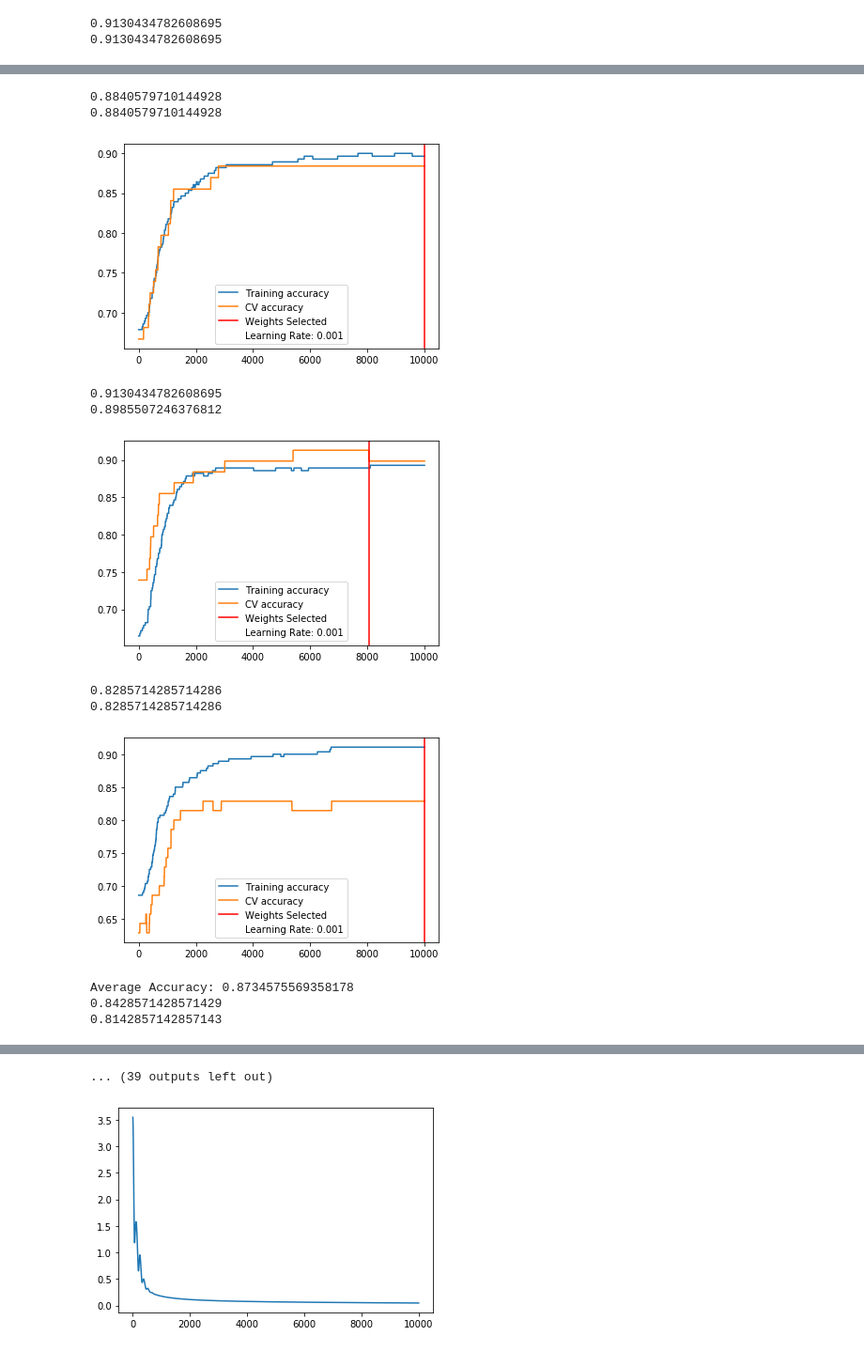
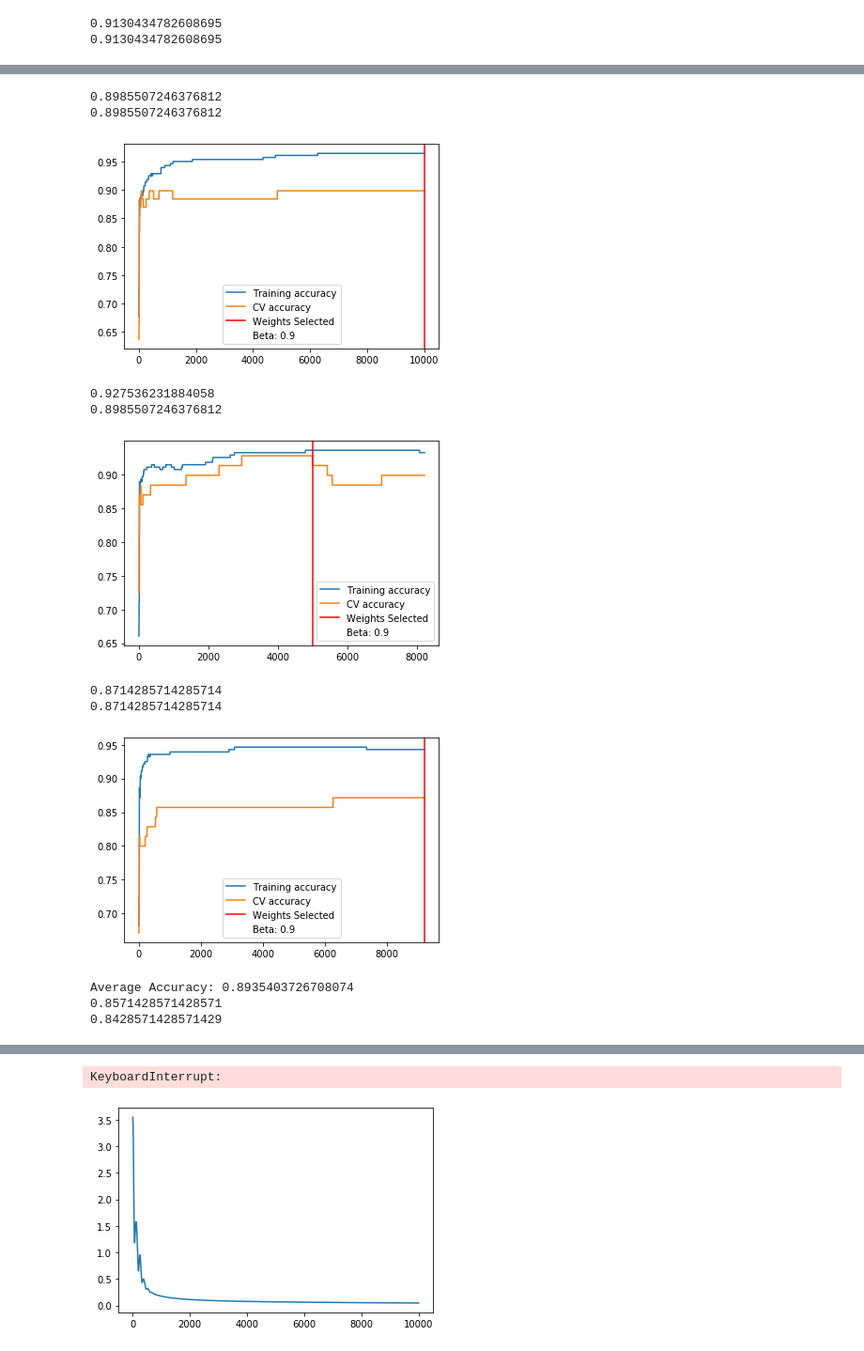
Before and after one commit to ingridxx/COMP551, a Jupyter notebook: Miniproject1/LogisticRegression.ipynb, the cells around one changed output, grey strips where cells are left out. Shown at 94% size. Drawn from its saved outputs; the diff is of its cells as text; code cells hidden in the pictures.

```diff
--- a/Miniproject1/LogisticRegression.ipynb
+++ b/Miniproject1/LogisticRegression.ipynb
@@ -128,7 +167,7 @@ new_input = new_input.sample(frac=1)  # randomly shuffles dataset
 
 folds = 5
 accuracies = []
-learning_rate = [0.001, 0.005, 0.01, 0.05, 0.1]
+learning_rate = [0.9, 0.95, 0.99]
 for lr in learning_rate:
     for i in range(folds):
 
@@ -155,14 +194,14 @@ for lr in learning_rate:
     # i_train_X, i_train_y, i_test_X, i_test_y = split_data(new_input)
 
 
-        log_reg = LogisticRegression(percentage=0.6, lr = lr)
-        log_reg.fit(train_X.values, train_y.values, test_X.values, test_y.values)
+        log_reg = LogisticRegression(percentage=0.6, beta = lr, lr = 0.1, reg_term = 0)
+        log_reg.fit(train_X.values, train_y.values, test_X.values, test_y.values, False)
         accuracies.append(log_reg.cv_acc)
         plt.figure()
         plt.plot(log_reg.train_acc_values, label = 'Training accuracy')
         plt.plot(log_reg.cv_acc_values, label='CV accuracy')
         plt.axvline(log_reg.select_line, color='r', label='Weights Selected')
-        plt.plot([], [], ' ', label="Learning Rate: "+str(log_reg.learning_rate))
+        plt.plot([], [], ' ', label="Beta: "+str(log_reg.beta))
         plt.legend()
         plt.show()
     print("Average Accuracy: "+str(np.mean(accuracies)))
@@ -176,12 +215,12 @@ for lr in learning_rate:
-0.8840579710144928
-0.8840579710144928
+0.8985507246376812
+0.8985507246376812
-[figure, old version]
+[figure, new version]
-0.9130434782608695
+0.927536231884058
 0.8985507246376812
-[figure, old version]
+[figure, new version]
-0.8285714285714286
-0.8285714285714286
+0.8714285714285714
+0.8714285714285714
-[figure, old version]
+[figure, new version]
-Average Accuracy: 0.8734575569358178
+Average Accuracy: 0.8935403726708074
+0.8571428571428571
 0.8428571428571429
-0.8142857142857143
@@ -189,4 +228,4 @@ Average Accuracy: 0.8734575569358178
-... (39 outputs left out)
+KeyboardInterrupt:
 # %%
 plt.figure(101)
 plt.plot(log_reg.gradient_values)
```
Also changed, not shown: parts of 9 cells of this notebook.
